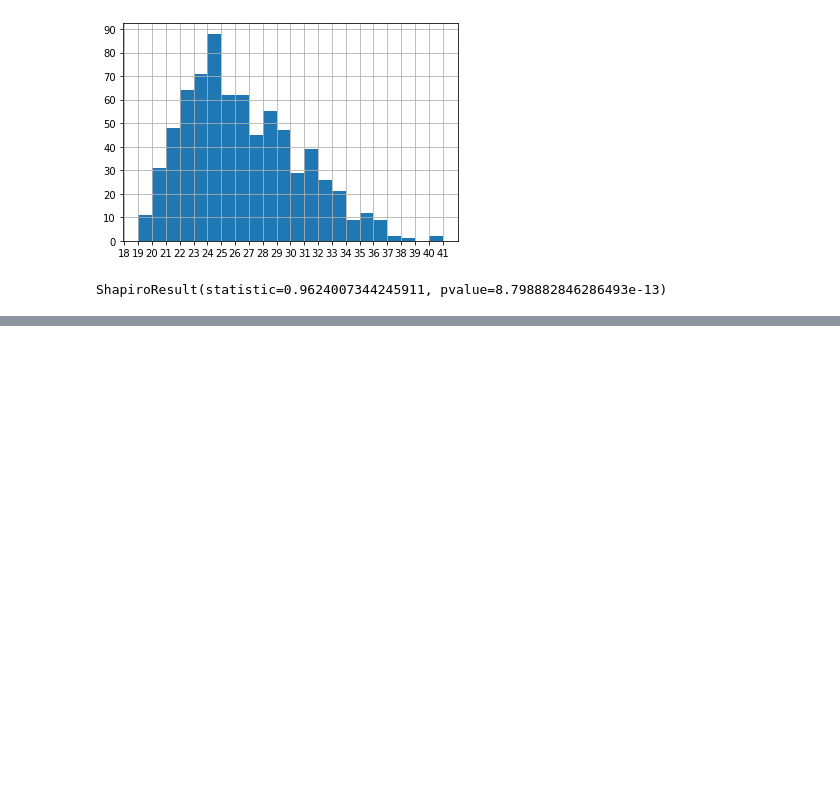
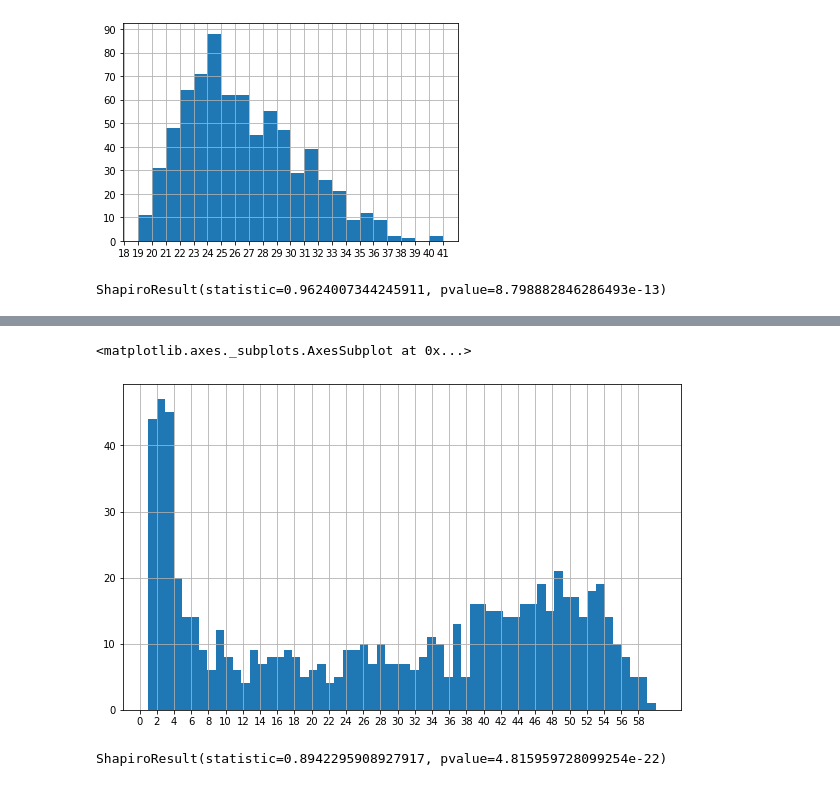
Before and after one commit to MennoCoehoorn/OZNAL, a Jupyter notebook: NBA.ipynb, the cells around one changed output, grey strips where cells are left out. Saved outputs shown, nothing was run; the diff lists cells and outputs as text; code cells hidden in the pictures; blank space fills up the shorter version.

```diff
--- a/NBA.ipynb
+++ b/NBA.ipynb
@@ -135,0 +165,11 @@ ShapiroResult(statistic=0.9624007344245911, pvalue=8.798882846286493e-13)
+# %%
+plt.xticks(np.arange(0, 60, 2))
+plt.yticks(np.arange(0, 100, 10))
+df['G'].hist(bins=60, figsize=(10, 6))
+# %% [output]
+<matplotlib.axes._subplots.AxesSubplot at 0x...>
+[figure, added]
+# %%
+stats.shapiro(df.G)
+# %% [output]
+ShapiroResult(statistic=0.8942295908927917, pvalue=4.815959728099254e-22)
```
Also changed, not shown: parts of 18 cells of this notebook.
